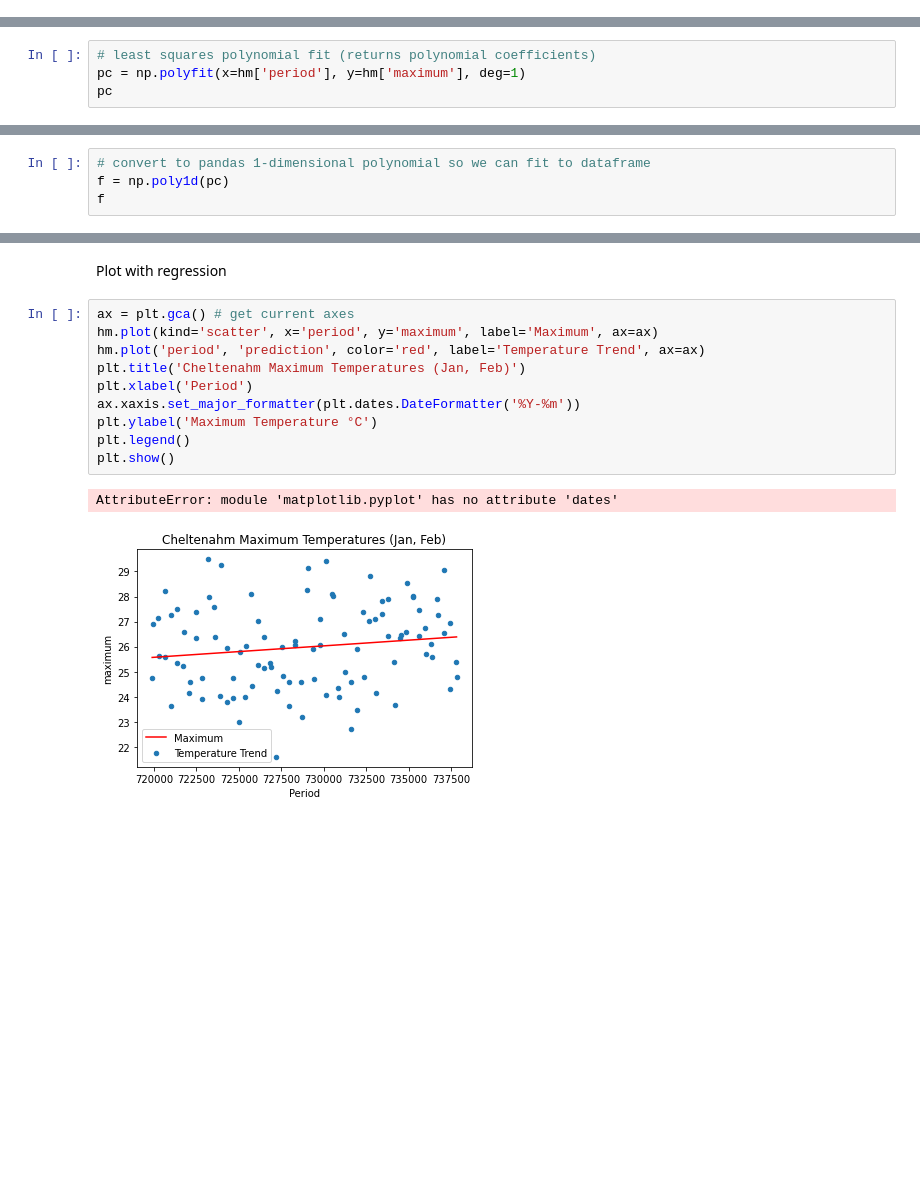
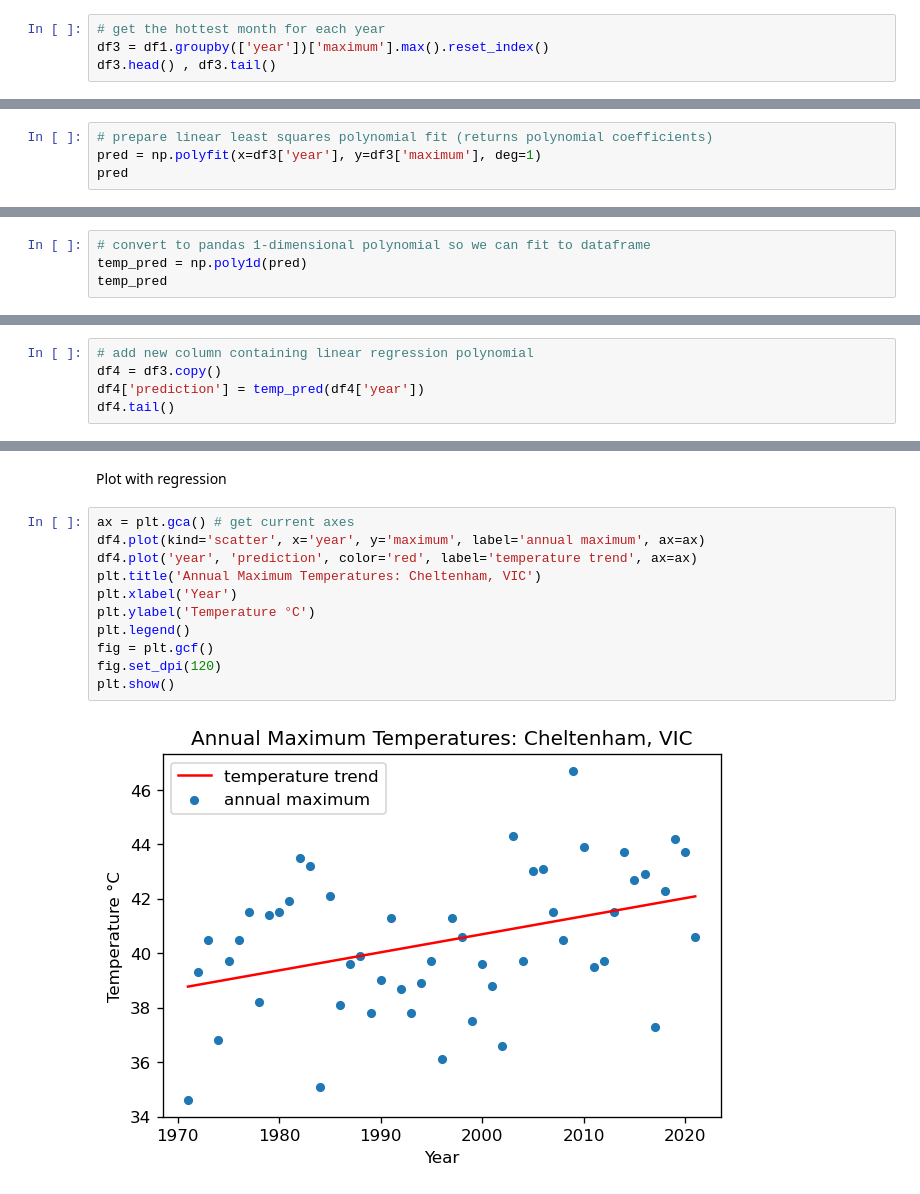
Before and after one commit to frankhjung/jupyter-examples, a Jupyter notebook: cheltenham_climate.ipynb, the cells around one changed output, grey strips where cells are left out. Drawn from its saved outputs; the diff is of its cells as text; blank space fills up the shorter version.

Commit message:
plot of final cheltenham maximum temperatures

```diff
--- a/cheltenham_climate.ipynb
+++ b/cheltenham_climate.ipynb
@@ -179,0 +97,4 @@ Determine a least squares regression line:
+# %%
+# get the hottest month for each year
+df3 = df1.groupby(['year'])['maximum'].max().reset_index()
+df3.head() , df3.tail()
@@ -180,5 +124,5 @@ Determine a least squares regression line:
 # %%
-# least squares polynomial fit (returns polynomial coefficients)
-pc = np.polyfit(x=hm['period'], y=hm['maximum'], deg=1)
-pc
+# prepare linear least squares polynomial fit (returns polynomial coefficients)
+pred = np.polyfit(x=df3['year'], y=df3['maximum'], deg=1)
+pred
 # %% [output]
@@ -186,5 +130,5 @@ array([ 4.56113712e-05, -7.26549542e+00])
 # %%
 # convert to pandas 1-dimensional polynomial so we can fit to dataframe
-f = np.poly1d(pc)
-f
+temp_pred = np.poly1d(pred)
+temp_pred
 # %% [output]
@@ -216,0 +138,5 @@ nums , dates.num2date(nums)
+# %%
+# add new column containing linear regression polynomial
+df4 = df3.copy()
+df4['prediction'] = temp_pred(df4['year'])
+df4.tail()
@@ -218,14 +151,14 @@ nums , dates.num2date(nums)
 Plot with regression
 # %%
 ax = plt.gca() # get current axes
-hm.plot(kind='scatter', x='period', y='maximum', label='Maximum', ax=ax)
-hm.plot('period', 'prediction', color='red', label='Temperature Trend', ax=ax)
-plt.title('Cheltenahm Maximum Temperatures (Jan, Feb)')
-plt.xlabel('Period')
-ax.xaxis.set_major_formatter(plt.dates.DateFormatter('%Y-%m'))
-plt.ylabel('Maximum Temperature °C')
+df4.plot(kind='scatter', x='year', y='maximum', label='annual maximum', ax=ax)
+df4.plot('year', 'prediction', color='red', label='temperature trend', ax=ax)
+plt.title('Annual Maximum Temperatures: Cheltenham, VIC')
+plt.xlabel('Year')
+plt.ylabel('Temperature °C')
 plt.legend()
+fig = plt.gcf()
+fig.set_dpi(120)
 plt.show()
 # %% [output]
-AttributeError: module 'matplotlib.pyplot' has no attribute 'dates'
-[figure, old version]
+[figure, new version]
```
Also changed, not shown: parts of 29 cells of this notebook.
